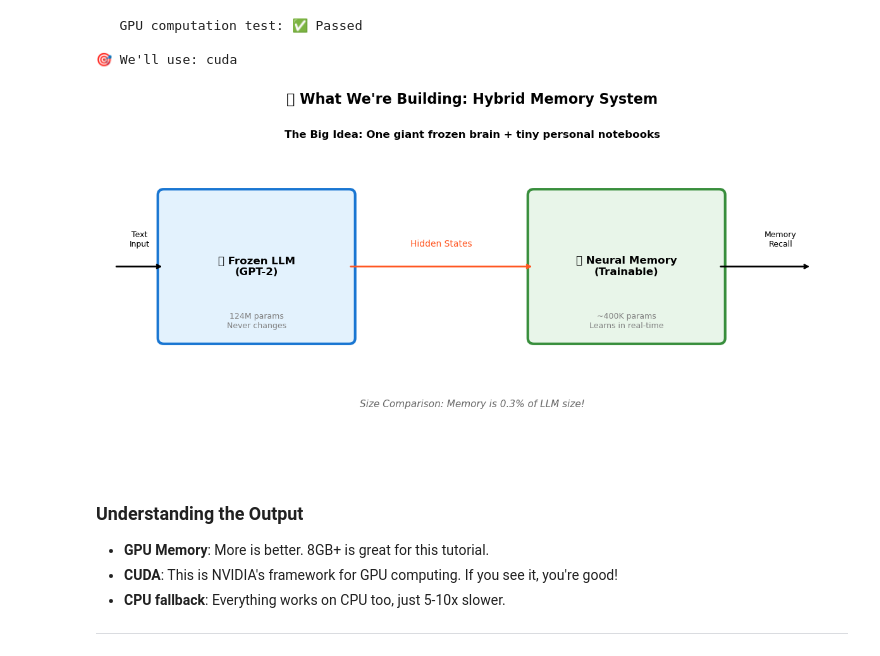
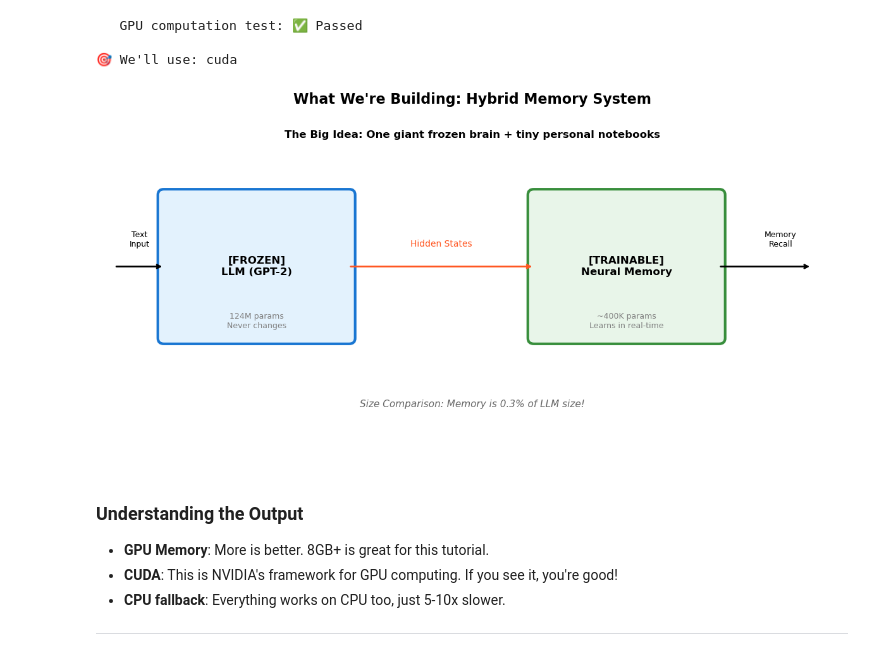
Before and after one commit to seongyongkim/dgx-spark-titans-miras-notebook, a Jupyter notebook: Titans_MIRAS_Hybrid.ipynb, the cells around one changed output. Drawn from its saved outputs; the diff is of its cells as text; code cells hidden in the pictures.

```diff
--- a/Titans_MIRAS_Hybrid.ipynb
+++ b/Titans_MIRAS_Hybrid.ipynb
@@ -171,49 +171,49 @@ fig, ax = plt.subplots(1, 1, figsize=(12, 6))
 ax.set_xlim(0, 12)
 ax.set_ylim(0, 6)
 ax.axis('off')
-ax.set_title("🧠 What We're Building: Hybrid Memory System", fontsize=16, fontweight='bold')
+ax.set_title("What We're Building: Hybrid Memory System", fontsize=16, fontweight='bold')
 
 # Draw the LLM box (frozen)
 llm_box = mpatches.FancyBboxPatch((1, 2), 3, 2.5, boxstyle="round,pad=0.1",
                                    facecolor='#E3F2FD', edgecolor='#1976D2', linewidth=3)
 ax.add_patch(llm_box)
-ax.text(2.5, 3.25, "🧊 Frozen LLM\n(GPT-2)", ha='center', va='center', fontsize=12, fontweight='bold')
+ax.text(2.5, 3.25, "[FROZEN]\nLLM (GPT-2)", ha='center', va='center', fontsize=12, fontweight='bold')
 ax.text(2.5, 2.3, "124M params\nNever changes", ha='center', va='center', fontsize=9, color='gray')
 
 # Draw the Memory box (trainable)
 mem_box = mpatches.FancyBboxPatch((7, 2), 3, 2.5, boxstyle="round,pad=0.1",
                                    facecolor='#E8F5E9', edgecolor='#388E3C', linewidth=3)
 ax.add_patch(mem_box)
-ax.text(8.5, 3.25, "🧠 Neural Memory\n(Trainable)", ha='center', va='center', fontsize=12, fontweight='bold')
+ax.text(8.5, 3.25, "[TRAINABLE]\nNeural Memory", ha='center', va='center', fontsize=12, fontweight='bold')
 ax.text(8.5, 2.3, "~400K params\nLearns in real-time", ha='center', va='center', fontsize=9, color='gray')
 
 # Draw arrow from LLM to Memory
 ax.annotate('', xy=(7, 3.25), xytext=(4, 3.25),
             arrowprops=dict(arrowstyle='->', color='#FF5722', lw=2))
 ax.text(5.5, 3.6, "Hidden States", ha='center', fontsize=10, color='#FF5722')
 
 # Draw input
 ax.annotate('', xy=(1, 3.25), xytext=(0.2, 3.25),
             arrowprops=dict(arrowstyle='->', color='black', lw=2))
 ax.text(0.6, 3.6, "Text\nInput", ha='center', fontsize=9)
 
 # Draw output
 ax.annotate('', xy=(11.5, 3.25), xytext=(10, 3.25),
             arrowprops=dict(arrowstyle='->', color='black', lw=2))
 ax.text(11, 3.6, "Memory\nRecall", ha='center', fontsize=9)
 
 # Add size comparison
 ax.text(6, 0.8, "Size Comparison: Memory is 0.3% of LLM size!",
         ha='center', fontsize=11, style='italic', color='#666')
 
 # Legend
 ax.text(6, 5.5, "The Big Idea: One giant frozen brain + tiny personal notebooks",
         ha='center', fontsize=12, fontweight='bold')
 
 plt.tight_layout()
 plt.show()
 # %% [output]
-[figure, old version]
+[figure, new version]
 # %% [markdown]
 ### Understanding the Output
 
```
Also changed, not shown: parts of 7 cells of this notebook.
